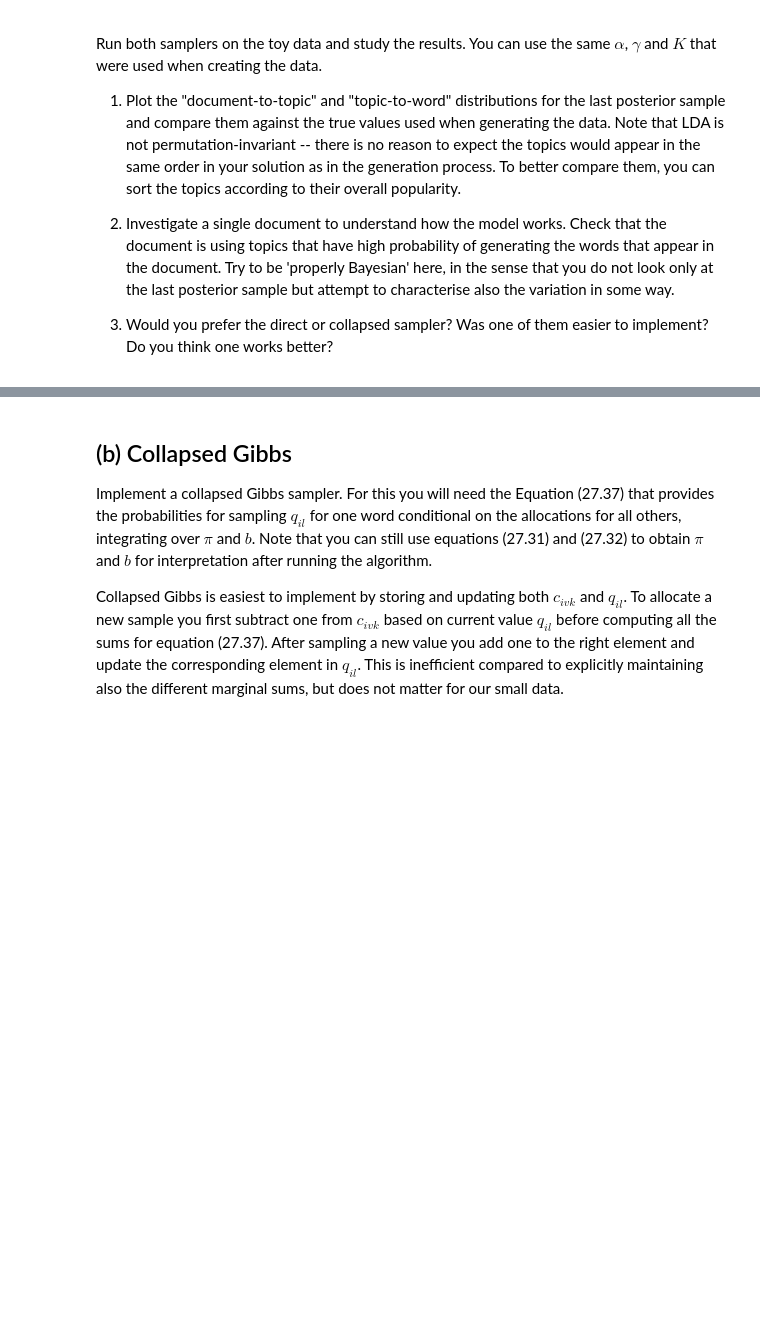
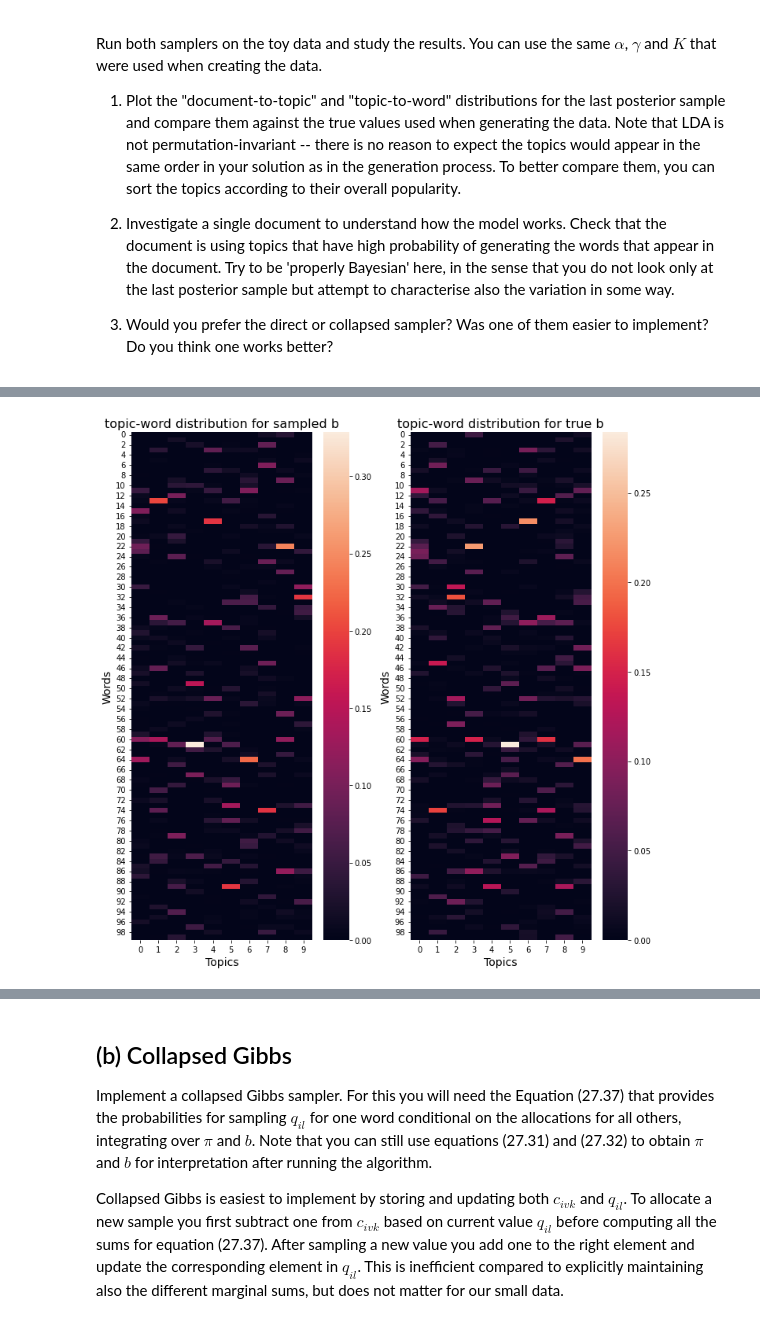
Before and after one commit to vyeoms/assignments, a Jupyter notebook: bml/set2/set2.ipynb, the cells around one changed output, grey strips where cells are left out. Cells and saved outputs as stored; diff of their text form; code cells hidden in the pictures; blank space fills up the shorter version.

```diff
--- a/bml/set2/set2.ipynb
+++ b/bml/set2/set2.ipynb
@@ -516,0 +528,21 @@ plt.show()
+# %%
+def heatmap_b(b_sample, b_true):
+    plt.subplot(121)
+    n_plot_words = V
+    sns.heatmap(b_sample.T)
+    plt.xlabel("Topics", fontsize=14)
+    plt.ylabel(f"Words", fontsize=14)
+    plt.title(f"topic-word distribution for sampled b", fontsize=16)
+
+    plt.subplot(122)
+    sns.heatmap(b_true.T)
+    plt.xlabel("Topics", fontsize=14)
+    plt.ylabel(f"Words", fontsize=14)
+    plt.title(f"topic-word distribution for true b", fontsize=16)
+
+    plt.tight_layout();
+    return
+
+heatmap_b(sorted_b_sample_direct, sorted_b_true)
+# %% [output]
+[figure, added]
```
Also changed, not shown: parts of 34 cells of this notebook, 1 other file.
